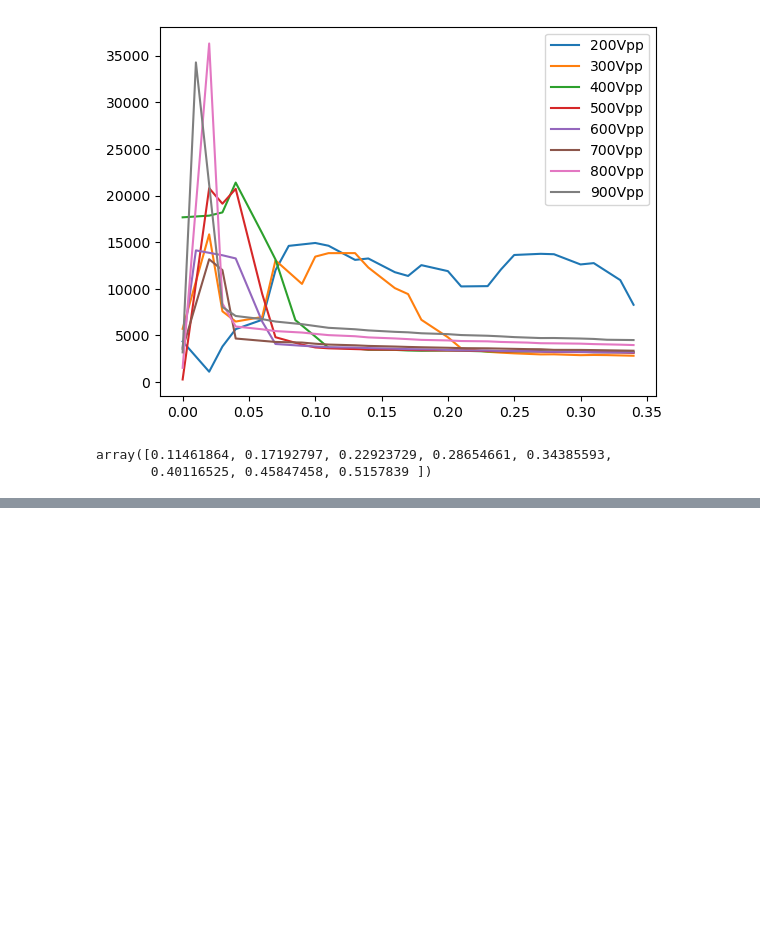
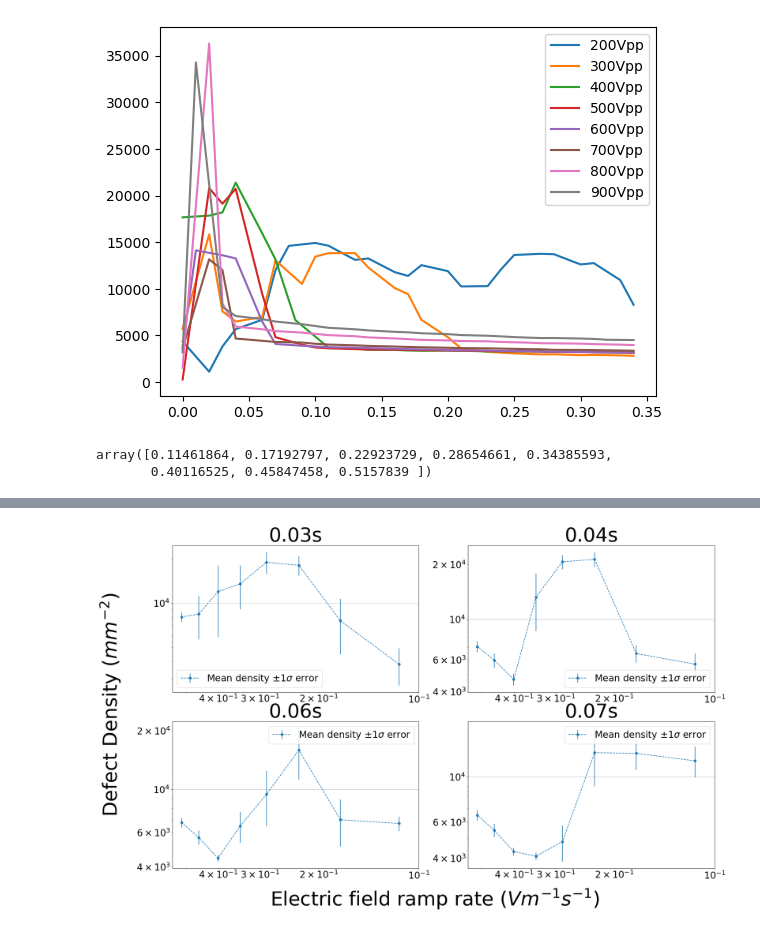
Before and after one commit to mandal-anik10/SLP-CosmoWithLCs, a Jupyter notebook: notebooks/formation_dyn.ipynb, the cells around one changed output, grey strips where cells are left out. Saved outputs shown, nothing was run; the diff lists cells and outputs as text; code cells hidden in the pictures; blank space fills up the shorter version.

```diff
--- a/notebooks/formation_dyn.ipynb
+++ b/notebooks/formation_dyn.ipynb
@@ -135,0 +136,33 @@ plt.savefig('../figs/formation_dyn.png')
+# %%
+matplotlib.rcParams['axes.titlesize'] = 50
+matplotlib.rcParams['axes.labelsize'] = 50
+matplotlib.rcParams['legend.fontsize'] = 24
+matplotlib.rcParams["xtick.labelsize"] = 24
+matplotlib.rcParams["ytick.labelsize"] = 24
+
+
+fig, axs = plt.subplots(2, 2, figsize=(25, 15))
+ax = axs.flatten()
+# plt.tight_layout()
+
+bb = [2, 3, 4, 5]
+for i in range(4):
+    b = bb[i]
+    t = np.median([t2[b], t3[b], t4[b], t5[b], t6[b], t7[b], t8[b], t9[b]])
+    defects_formed = np.array([Sden2_avg[b], Sden3_avg[b], Sden4_avg[b], Sden5_avg[b], Sden6_avg[b], Sden7_avg[b], Sden8_avg[b], Sden9_avg[b]])
+    defects_formed_err = np.array([Sden2_sd[b], Sden3_sd[b], Sden4_sd[b], Sden5_sd[b], Sden6_sd[b], Sden7_sd[b], Sden8_sd[b], Sden9_sd[b]])
+
+    ax[i].errorbar(ramp_rate, defects_formed, yerr=defects_formed_err, fmt='o--', label=r'Mean density $\pm1\sigma$ error')
+    ax[i].set_title('{:.2f}s'.format(t))
+    # ax[i].set_xlabel(r'Electric field ramp rate ($Vm^{-1}s^{-1}$)')
+    # ax[i].set_ylabel(r'Defect Density ($mm^{-2}$)')
+    ax[i].set_xlim([0.55, 0.1])
+    ax[i].set_xscale('log')
+    ax[i].set_yscale('log')
+    ax[i].legend()
+    ax[i].grid()
+fig.supxlabel(r'Electric field ramp rate ($Vm^{-1}s^{-1}$)', fontsize=50)
+fig.supylabel(r'Defect Density ($mm^{-2}$)', fontsize=50)
+plt.savefig('../figs/formation_dyn-P.png')
+# %% [output]
+[figure, added]
```
Also changed, not shown: parts of 1 cell of this notebook, 2 other files.
